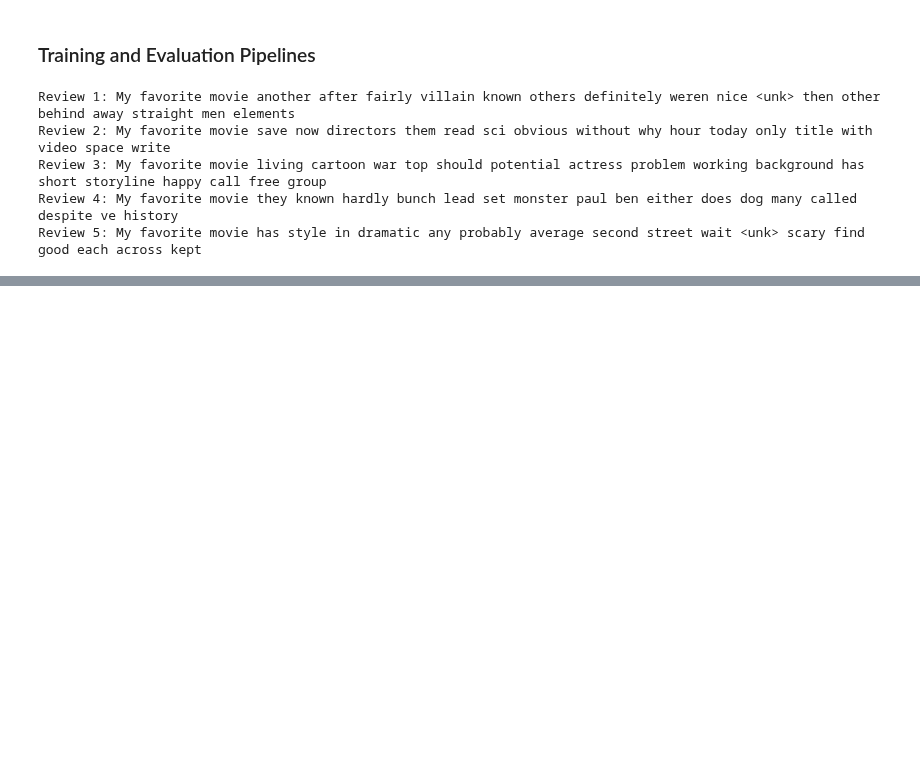
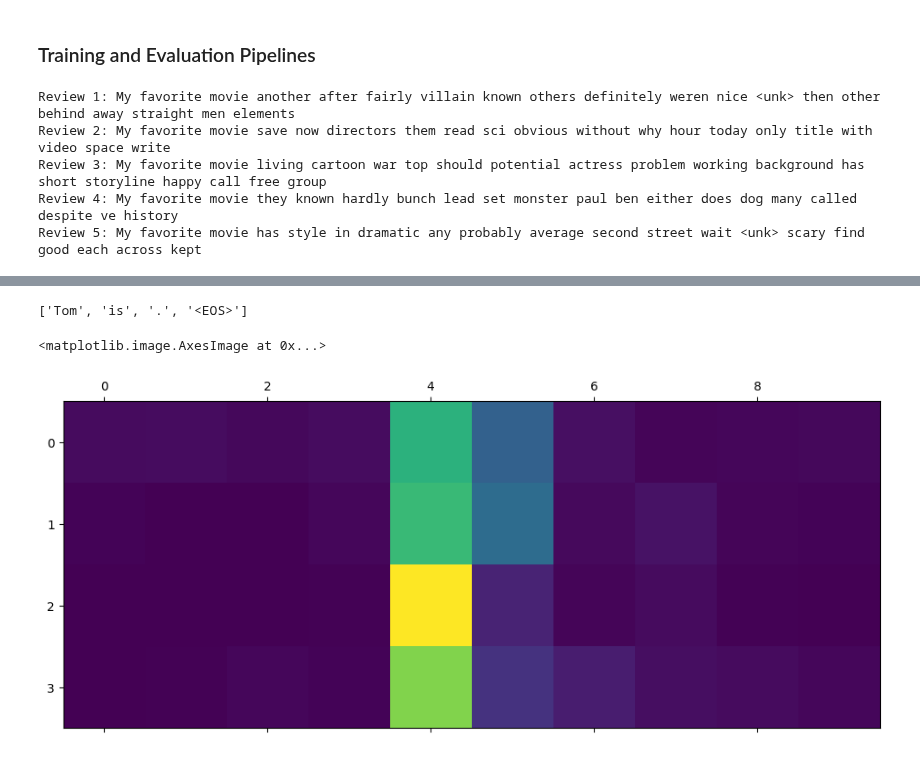
Before and after one commit to Team4IDS576/homework-assignments, a Jupyter notebook: Homework_3.ipynb, the cells around one changed output, grey strips where cells are left out. Saved outputs shown, nothing was run; the diff lists cells and outputs as text; code cells hidden in the pictures; blank space fills up the shorter version.

```diff
--- a/Homework_3.ipynb
+++ b/Homework_3.ipynb
@@ -434,7 +447,8 @@ def train(model, train_dl, valid_dl):
                 # forward pass
                 optimizer.zero_grad()
                 logits = model(input_batch)
-                loss = criterion(logits.view(-1, vocab_size), target_batch.view(-1))
+                loss = criterion(logits.view(-1, vocab_size),
+                                 target_batch.view(-1))
 
                 # backwards pass
                 loss.backward()
@@ -450,7 +464,8 @@ def train(model, train_dl, valid_dl):
         for input_batch, target_batch in valid_dl:
             with torch.no_grad():
                 logits = model(input_batch)
-                loss = criterion(logits.view(-1, vocab_size), target_batch.view(-1))
+                loss = criterion(logits.view(-1, vocab_size),
+                                 target_batch.view(-1))
 
             valid_loss += loss.item() * batch_size
 
@@ -582,0 +615,14 @@ Review 5: My favorite movie has style in dramatic any probably average second st
+# %%
+from __future__ import unicode_literals, print_function, division
+from io import open
+import unicodedata
+import string
+import re
+import random
+
+import torch
+import torch.nn as nn
+from torch import optim
+import torch.nn.functional as F
+
+device = torch.device("cuda" if torch.cuda.is_available() else "cpu")
@@ -582,0 +1225,11 @@ Review 5: My favorite movie has style in dramatic any probably average second st
+# %%
+output_words, attentions = evaluate(
+    input_lang1, output_lang1,
+    encoder, attn_decoder, "바로 집으로 오세요")
+
+print(output_words)
+plt.matshow(attentions.numpy())
+# %% [output]
+['Tom', 'is', '.', '<EOS>']
+<matplotlib.image.AxesImage at 0x...>
+[figure, added]
```
Also changed, not shown: parts of 48 cells of this notebook, 2 other files.
